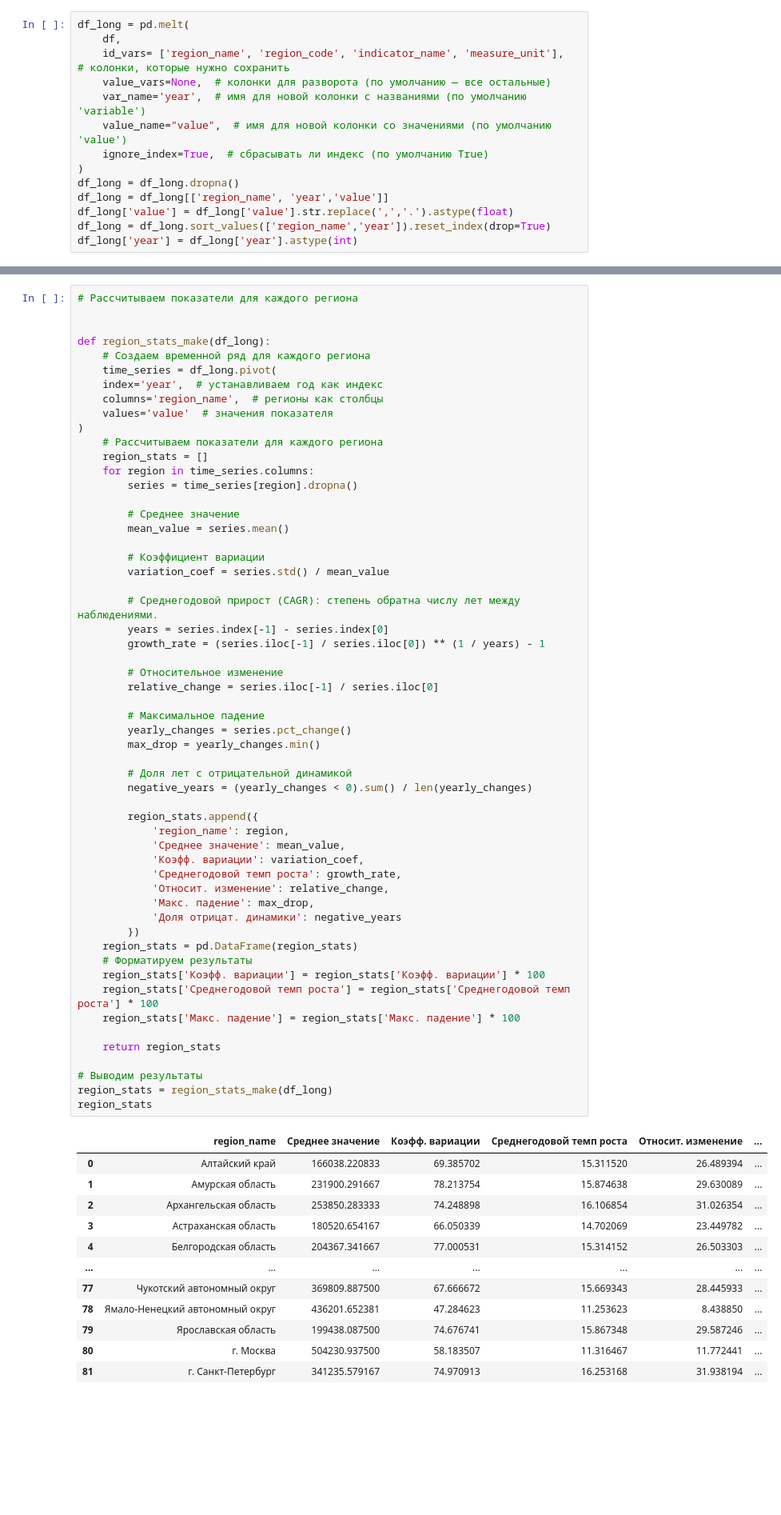
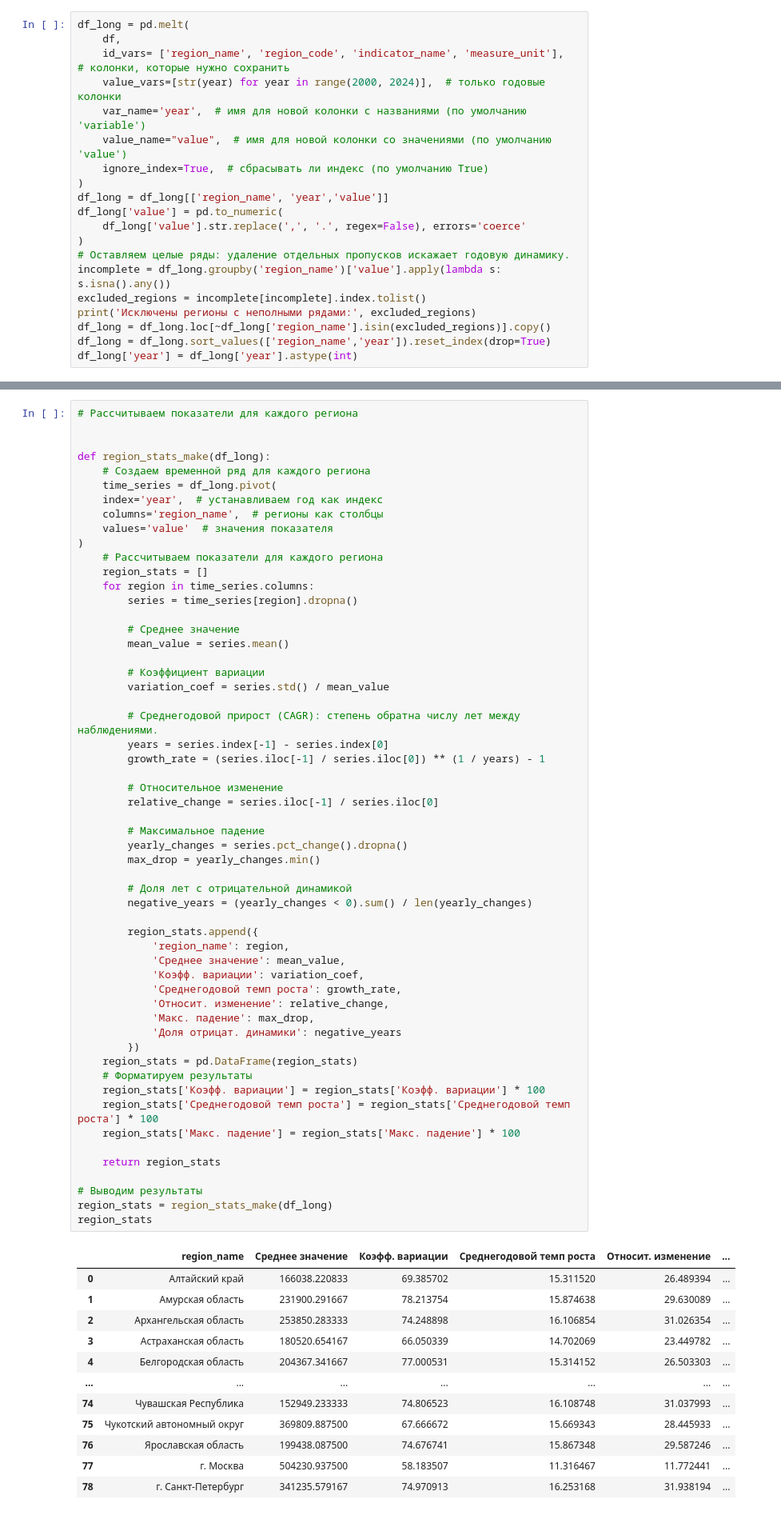
Before and after one commit to Bersserker/time_row_exam, a Jupyter notebook: notebook2.ipynb, the cells around one changed output, grey strips where cells are left out. Shown at 80% size. Drawn from its saved outputs; the diff is of its cells as text; blank space fills up the shorter version.

```diff
--- a/notebook2.ipynb
+++ b/notebook2.ipynb
@@ -71,13 +71,19 @@ df['region_name'].unique().tolist()
 df_long = pd.melt(
     df,
     id_vars= ['region_name', 'region_code', 'indicator_name', 'measure_unit'],  # колонки, которые нужно сохранить
-    value_vars=None,  # колонки для разворота (по умолчанию — все остальные)
+    value_vars=[str(year) for year in range(2000, 2024)],  # только годовые колонки
     var_name='year',  # имя для новой колонки с названиями (по умолчанию 'variable')
     value_name="value",  # имя для новой колонки со значениями (по умолчанию 'value')
     ignore_index=True,  # сбрасывать ли индекс (по умолчанию True)
 )
-df_long = df_long.dropna()
 df_long = df_long[['region_name', 'year','value']]
-df_long['value'] = df_long['value'].str.replace(',','.').astype(float)
+df_long['value'] = pd.to_numeric(
+    df_long['value'].str.replace(',', '.', regex=False), errors='coerce'
+)
+# Оставляем целые ряды: удаление отдельных пропусков искажает годовую динамику.
+incomplete = df_long.groupby('region_name')['value'].apply(lambda s: s.isna().any())
+excluded_regions = incomplete[incomplete].index.tolist()
+print('Исключены регионы с неполными рядами:', excluded_regions)
+df_long = df_long.loc[~df_long['region_name'].isin(excluded_regions)].copy()
 df_long = df_long.sort_values(['region_name','year']).reset_index(drop=True)
 df_long['year'] = df_long['year'].astype(int)
@@ -125,42 +194,42 @@ def region_stats_make(df_long):
         relative_change = series.iloc[-1] / series.iloc[0]
 
         # Максимальное падение
-        yearly_changes = series.pct_change()
+        yearly_changes = series.pct_change().dropna()
         max_drop = yearly_changes.min()
 
         # Доля лет с отрицательной динамикой
         negative_years = (yearly_changes < 0).sum() / len(yearly_changes)
 
         region_stats.append({
             'region_name': region,
             'Среднее значение': mean_value,
             'Коэфф. вариации': variation_coef,
             'Среднегодовой темп роста': growth_rate,
             'Относит. изменение': relative_change,
             'Макс. падение': max_drop,
             'Доля отрицат. динамики': negative_years
         })
     region_stats = pd.DataFrame(region_stats)
     # Форматируем результаты
     region_stats['Коэфф. вариации'] = region_stats['Коэфф. вариации'] * 100
     region_stats['Среднегодовой темп роста'] = region_stats['Среднегодовой темп роста'] * 100
     region_stats['Макс. падение'] = region_stats['Макс. падение'] * 100
 
     return region_stats
 
 # Выводим результаты
 region_stats = region_stats_make(df_long)
 region_stats
 # %% [output]
 |  | region_name | Среднее значение | Коэфф. вариации | Среднегодовой темп роста | Относит. изменение | ... |
 | 0 | Алтайский край | 166038.220833 | 69.385702 | 15.311520 | 26.489394 | ... |
 | 1 | Амурская область | 231900.291667 | 78.213754 | 15.874638 | 29.630089 | ... |
 | 2 | Архангельская область | 253850.283333 | 74.248898 | 16.106854 | 31.026354 | ... |
 | 3 | Астраханская область | 180520.654167 | 66.050339 | 14.702069 | 23.449782 | ... |
 | 4 | Белгородская область | 204367.341667 | 77.000531 | 15.314152 | 26.503303 | ... |
 | ... | ... | ... | ... | ... | ... | ... |
-| 77 | Чукотский автономный округ | 369809.887500 | 67.666672 | 15.669343 | 28.445933 | ... |
-| 78 | Ямало-Ненецкий автономный округ | 436201.652381 | 47.284623 | 11.253623 | 8.438850 | ... |
-| 79 | Ярославская область | 199438.087500 | 74.676741 | 15.867348 | 29.587246 | ... |
-| 80 | г. Москва | 504230.937500 | 58.183507 | 11.316467 | 11.772441 | ... |
-| 81 | г. Санкт-Петербург | 341235.579167 | 74.970913 | 16.253168 | 31.938194 | ... |
+| 74 | Чувашская Республика | 152949.233333 | 74.806523 | 16.108748 | 31.037993 | ... |
+| 75 | Чукотский автономный округ | 369809.887500 | 67.666672 | 15.669343 | 28.445933 | ... |
+| 76 | Ярославская область | 199438.087500 | 74.676741 | 15.867348 | 29.587246 | ... |
+| 77 | г. Москва | 504230.937500 | 58.183507 | 11.316467 | 11.772441 | ... |
+| 78 | г. Санкт-Петербург | 341235.579167 | 74.970913 | 16.253168 | 31.938194 | ... |
```
Also changed, not shown: parts of 17 cells of this notebook, 3 other files.
